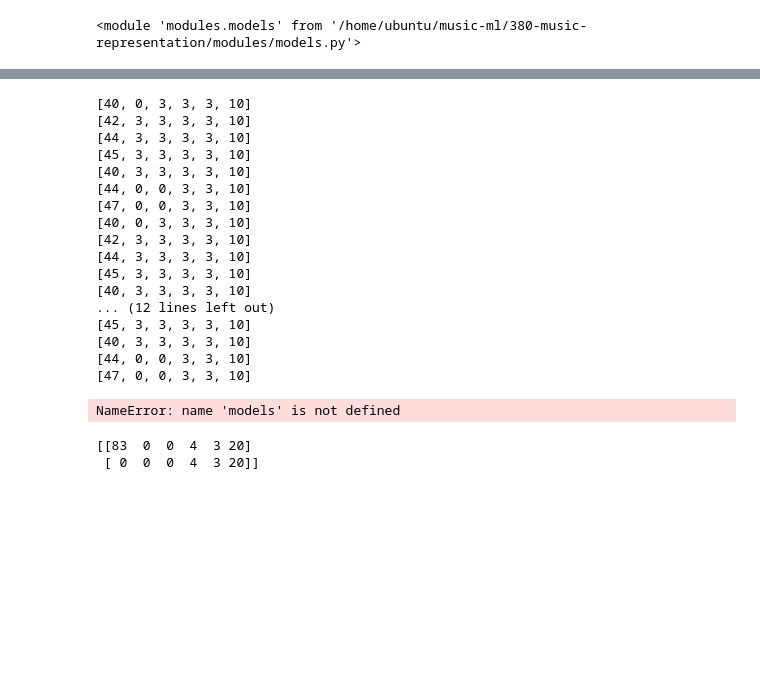
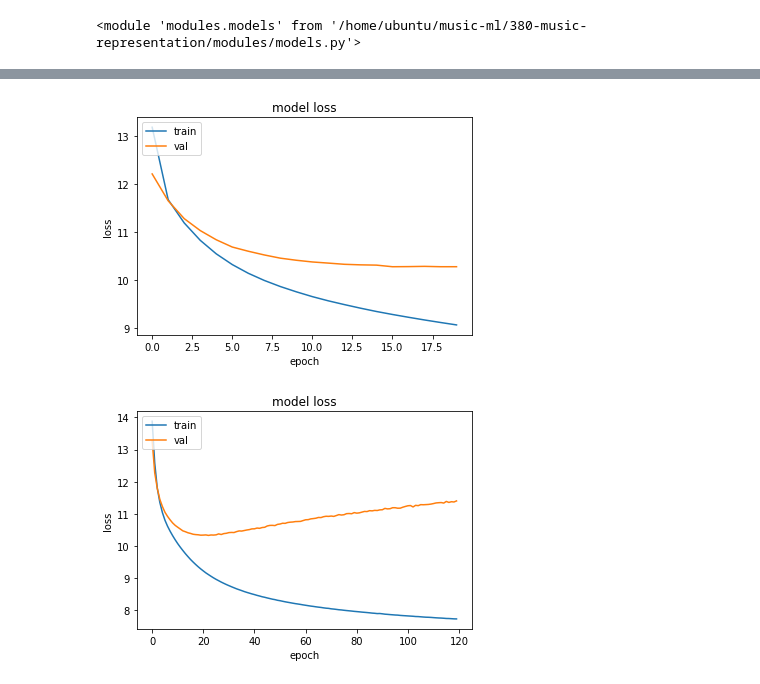
Before and after one commit to aleathwick/380-music-representation, a Jupyter notebook: data_exploration1.ipynb, the cells around one changed output, grey strips where cells are left out. Drawn from its saved outputs; the diff is of its cells as text; code cells hidden in the pictures; blank space fills up the shorter version.

```diff
--- a/data_exploration1.ipynb
+++ b/data_exploration1.ipynb
@@ -56,8 +33,10 @@ notes_lost:  44074
 # %%
 # store examples in json format
-with open('training_data/note_bin_v1/nb_256_val.json', 'w') as f:
-    json.dump(val, f)
+with open('training_data/note_bin_v1/nb_256_train0.95.json', 'w') as f:
+    json.dump(train_95, f)
 # %%
 # or read them in
-with open('training_data/training_data_note_bin_complete.json', 'r') as f:
+with open('training_data/note_bin_v1/nb_256_train1.00.json', 'r') as f:
     examples = json.load(f)
+with open('training_data/note_bin_v1/nb_256_val.json', 'r') as f:
+    val = json.load(f)
@@ -68,7 +52,9 @@ note_bin2pm(exceeded[5]).write('midi/exceeded.mid')
 # excellent example of recurrent model here https://www.tensorflow.org/tutorials/text/text_generation
 hidden_state = 512
 lstm_layers = 3
-model2 = models.create_model1(hidden_state_size=hidden_state, lstm_layers=lstm_layers)
+seq_length = len(examples[0]) - 1
+model2 = models.create_model1(hidden_state_size=hidden_state, lstm_layers=lstm_layers,
+                              seq_length=seq_length)
 training_generator = mlClasses.DataGenerator(examples, augment=True)
-val_gen =
+val_gen = mlClasses.DataGenerator(val, augment=False)
 # %% [output]
@@ -93,9 +82,9 @@ NameError: name 'examples' is not defined
 # %%
 model2.compile(optimizer='Adam', loss='sparse_categorical_crossentropy', metrics=['accuracy'])
 # checkpoint = tf.keras.callbacks.ModelCheckpoint("weights/model1/{epoch:02d}-{train_loss:.2f}.hdf5", monitor='train_loss', verbose=2, save_best_only=True, save_weights_only=True)
-epochs=80
-history = model2.fit_generator(training_generator, epochs=epochs)
-model2.save_weights('weights/note_bin/model2_60epochs512state3layer.h5')
-with open(f'models/nbmodel3/history{epochs}e.json', 'w') as f:
-    json.dump(history, f)
+epochs=50
+history2 = model2.fit_generator(training_generator, validation_data=val_gen, epochs=epochs)
+model2.save_weights(f'models/nbmodel3/model{epochs}e{hidden_state}ss{lstm_layers}l.h5')
+with open(f'models/nbmodel3/history{epochs}ePd.json', 'w') as f:
+    json.dump(pd.DataFrame(history.history).to_json(), f)
 # %% [output]
@@ -155,34 +126,22 @@ for i in range(1,5):
     ns = [[int(a) for a in note] for note in new_seq]
     pm = note_bin2pm(ns)
     pm.write(f'midi/model512ss3l/60epochs/scale{new_seq_length}{temperatures[0]}.mid')
-# %% [output]
-[40, 0, 3, 3, 3, 10]
-[42, 3, 3, 3, 3, 10]
-[44, 3, 3, 3, 3, 10]
-[45, 3, 3, 3, 3, 10]
-[40, 3, 3, 3, 3, 10]
-[44, 0, 0, 3, 3, 10]
-[47, 0, 0, 3, 3, 10]
-[40, 0, 3, 3, 3, 10]
-[42, 3, 3, 3, 3, 10]
-[44, 3, 3, 3, 3, 10]
-[45, 3, 3, 3, 3, 10]
-[40, 3, 3, 3, 3, 10]
-... (12 lines left out)
-[45, 3, 3, 3, 3, 10]
-[40, 3, 3, 3, 3, 10]
-[44, 0, 0, 3, 3, 10]
-[47, 0, 0, 3, 3, 10]
 # %%
-models.plt_metric(history)
+models.plt_metric(history2)
 # %% [output]
-NameError: name 'models' is not defined
+[figure, added]
-# %%
-a = np.array([[87, 0, 0, 4, 3, 20], [2, 0, 0, 4, 3, 20]])
-semitones = -4
-for j in range(2):
-    a[j,0] = min(max(a[j,0] + semitones, 0), 87)
-print(a)
-# %% [output]
-[[83  0  0  4  3 20]
- [ 0  0  0  4  3 20]]
+# %%
+import ast
+with open(f'models/nbmodel3/history120eStr.json', 'r') as f:
+    hist = ast.literal_eval(json.load(f))
+metric = 'loss'
+# print(hist)
+plt.plot(hist[metric])
+plt.plot(hist['val_' + metric])
+plt.title('model ' + metric)
+plt.ylabel(metric)
+plt.xlabel('epoch')
+plt.legend(['train', 'val'], loc='upper left')
+plt.show()
+# %% [output]
+[figure, added]
```
Also changed, not shown: parts of 12 cells of this notebook, 6 other files.
